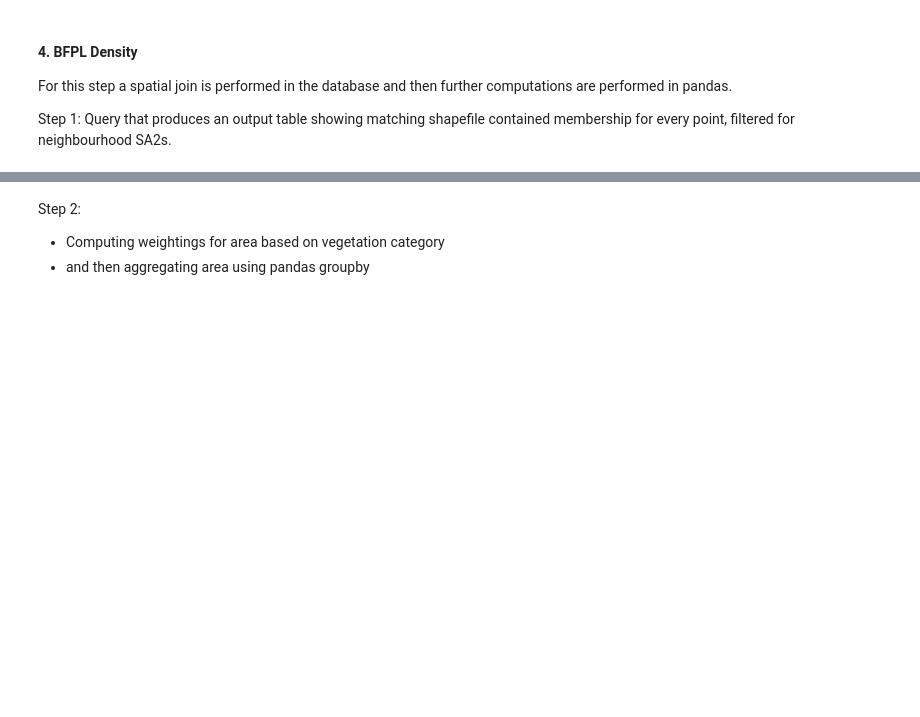
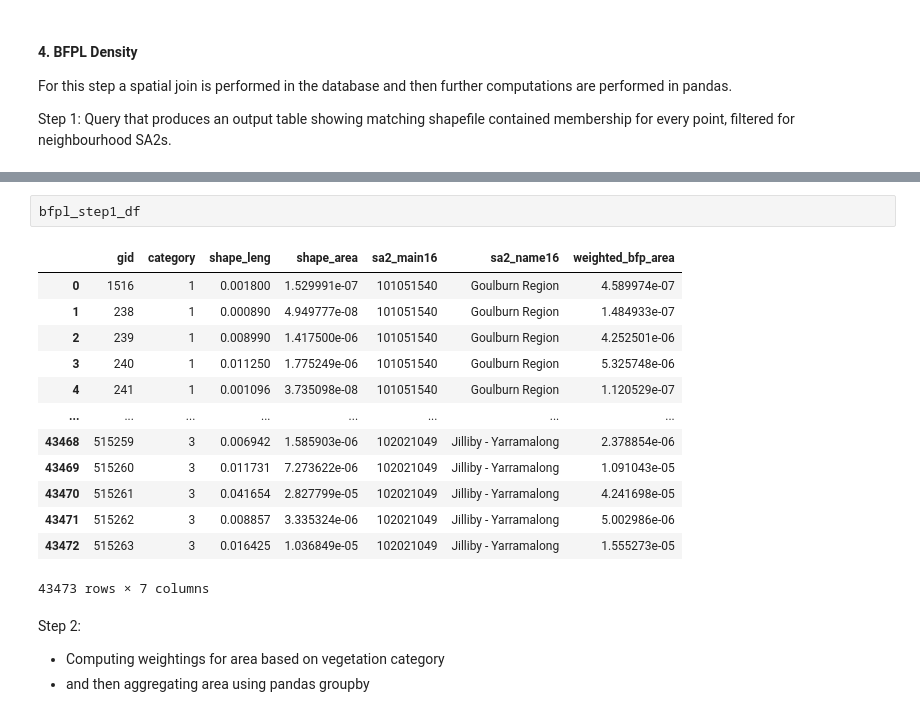
Before and after one commit to ew92/data2001_project, a Jupyter notebook: main.ipynb, the cells around one changed output, grey strips where cells are left out. Saved outputs shown, nothing was run; the diff lists cells and outputs as text; blank space fills up the shorter version.

```diff
--- a/main.ipynb
+++ b/main.ipynb
@@ -818,3 +1092,19 @@ response, bfpl_step1_df = pgquery(conn, query)
+# %%
+bfpl_step1_df
+# %% [output]
+|  | gid | category | shape_leng | shape_area | sa2_main16 | sa2_name16 | weighted_bfp_area |
+| 0 | 1516 | 1 | 0.001800 | 1.529991e-07 | 101051540 | Goulburn Region | 4.589974e-07 |
+| 1 | 238 | 1 | 0.000890 | 4.949777e-08 | 101051540 | Goulburn Region | 1.484933e-07 |
+| 2 | 239 | 1 | 0.008990 | 1.417500e-06 | 101051540 | Goulburn Region | 4.252501e-06 |
+| 3 | 240 | 1 | 0.011250 | 1.775249e-06 | 101051540 | Goulburn Region | 5.325748e-06 |
+| 4 | 241 | 1 | 0.001096 | 3.735098e-08 | 101051540 | Goulburn Region | 1.120529e-07 |
+| ... | ... | ... | ... | ... | ... | ... | ... |
+| 43468 | 515259 | 3 | 0.006942 | 1.585903e-06 | 102021049 | Jilliby - Yarramalong | 2.378854e-06 |
+| 43469 | 515260 | 3 | 0.011731 | 7.273622e-06 | 102021049 | Jilliby - Yarramalong | 1.091043e-05 |
+| 43470 | 515261 | 3 | 0.041654 | 2.827799e-05 | 102021049 | Jilliby - Yarramalong | 4.241698e-05 |
+| 43471 | 515262 | 3 | 0.008857 | 3.335324e-06 | 102021049 | Jilliby - Yarramalong | 5.002986e-06 |
+| 43472 | 515263 | 3 | 0.016425 | 1.036849e-05 | 102021049 | Jilliby - Yarramalong | 1.555273e-05 |
+43473 rows × 7 columns
 # %% [markdown]
 Step 2:
 - Computing weightings for area based on vegetation category
```
Also changed, not shown: parts of 66 cells of this notebook.
